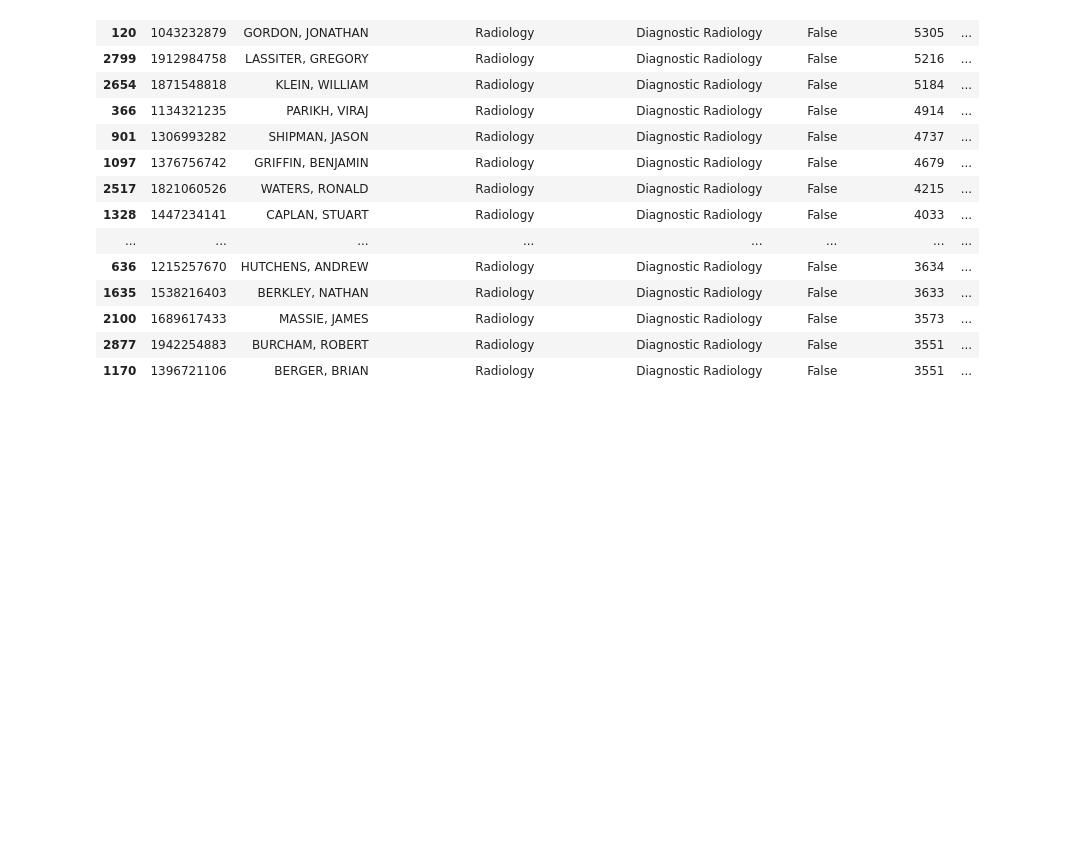
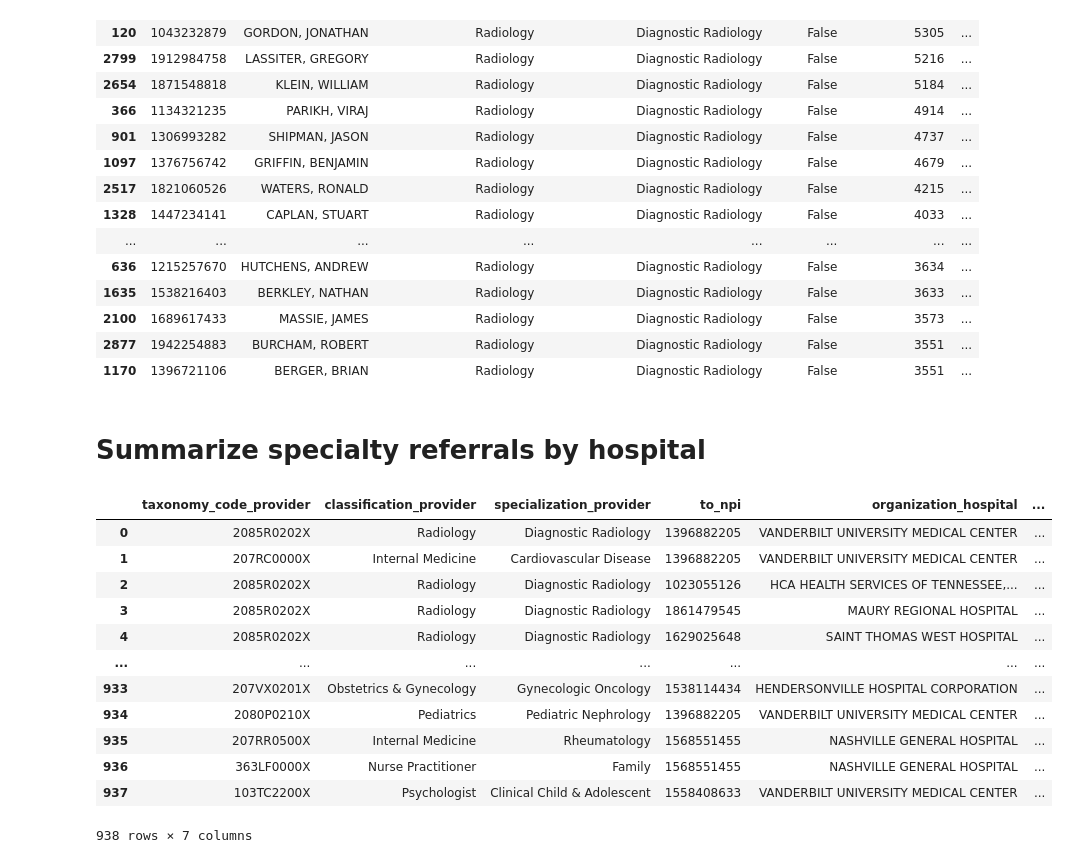
Before and after one commit to VahidehRasekhi/hop_team-hotdogs, a Jupyter notebook: scripts/hop_04_specialty_analysis.ipynb, the cells around one changed output. Saved outputs shown, nothing was run; the diff lists cells and outputs as text; code cells hidden in the pictures; blank space fills up the shorter version.

```diff
--- a/scripts/hop_04_specialty_analysis.ipynb
+++ b/scripts/hop_04_specialty_analysis.ipynb
@@ -200,3 +201,28 @@ prov_not_to_vandy.nlargest(25, 'patient_count')
 | 2100 | 1689617433 | MASSIE, JAMES | Radiology | Diagnostic Radiology | False | 3573 | ... |
 | 2877 | 1942254883 | BURCHAM, ROBERT | Radiology | Diagnostic Radiology | False | 3551 | ... |
 | 1170 | 1396721106 | BERGER, BRIAN | Radiology | Diagnostic Radiology | False | 3551 | ... |
+# %% [markdown]
+# Summarize specialty referrals by hospital
+# %%
+spec_to_hosp = (refs.groupby(['taxonomy_code_provider', 'classification_provider', 'specialization_provider', 'to_npi', 'organization_hospital', 'address_hospital'])
+     ['patient_count']
+     .sum()
+     .sort_values(ascending = False)
+     .reset_index()
+)
+
+spec_to_hosp
+# %% [output]
+|  | taxonomy_code_provider | classification_provider | specialization_provider | to_npi | organization_hospital | ... |
+| 0 | 2085R0202X | Radiology | Diagnostic Radiology | 1396882205 | VANDERBILT UNIVERSITY MEDICAL CENTER | ... |
+| 1 | 207RC0000X | Internal Medicine | Cardiovascular Disease | 1396882205 | VANDERBILT UNIVERSITY MEDICAL CENTER | ... |
+| 2 | 2085R0202X | Radiology | Diagnostic Radiology | 1023055126 | HCA HEALTH SERVICES OF TENNESSEE,... | ... |
+| 3 | 2085R0202X | Radiology | Diagnostic Radiology | 1861479545 | MAURY REGIONAL HOSPITAL | ... |
+| 4 | 2085R0202X | Radiology | Diagnostic Radiology | 1629025648 | SAINT THOMAS WEST HOSPITAL | ... |
+| ... | ... | ... | ... | ... | ... | ... |
+| 933 | 207VX0201X | Obstetrics & Gynecology | Gynecologic Oncology | 1538114434 | HENDERSONVILLE HOSPITAL CORPORATION | ... |
+| 934 | 2080P0210X | Pediatrics | Pediatric Nephrology | 1396882205 | VANDERBILT UNIVERSITY MEDICAL CENTER | ... |
+| 935 | 207RR0500X | Internal Medicine | Rheumatology | 1568551455 | NASHVILLE GENERAL HOSPITAL | ... |
+| 936 | 363LF0000X | Nurse Practitioner | Family | 1568551455 | NASHVILLE GENERAL HOSPITAL | ... |
+| 937 | 103TC2200X | Psychologist | Clinical Child & Adolescent | 1558408633 | VANDERBILT UNIVERSITY MEDICAL CENTER | ... |
+938 rows × 7 columns
```
Also changed, not shown: parts of 5 cells of this notebook, 3 other files.
